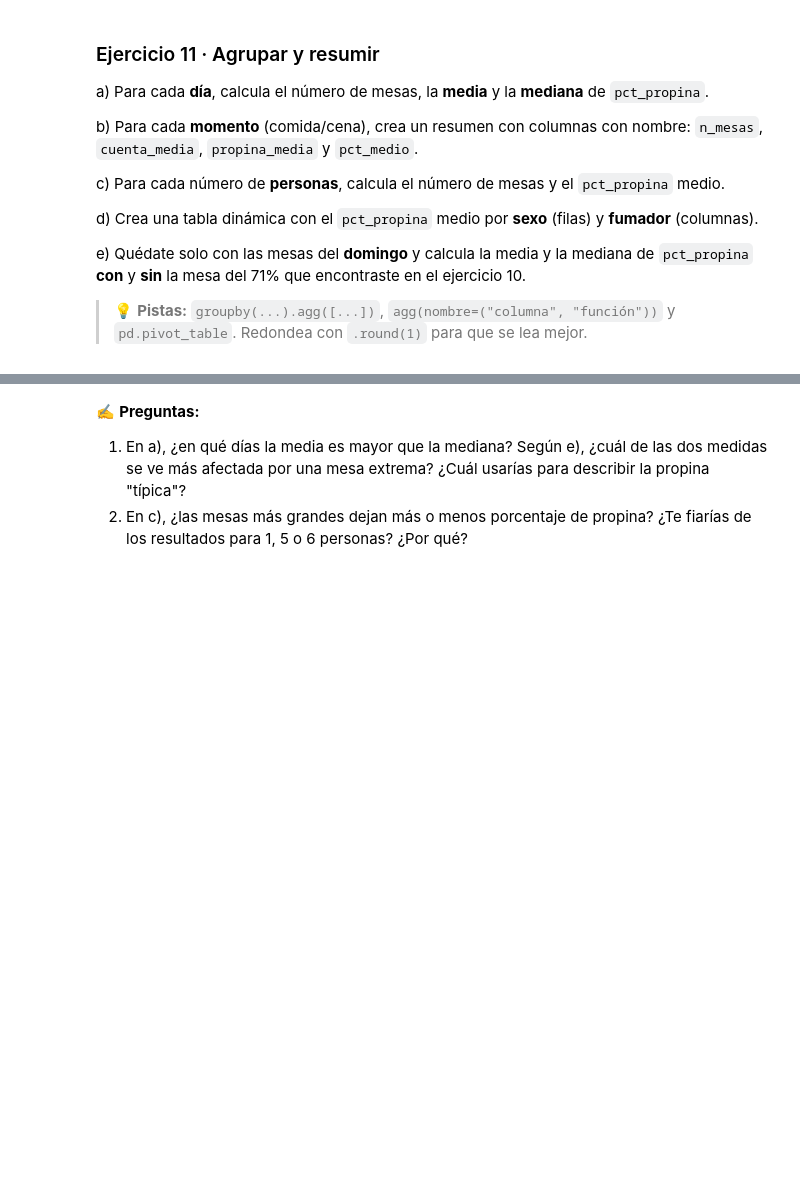
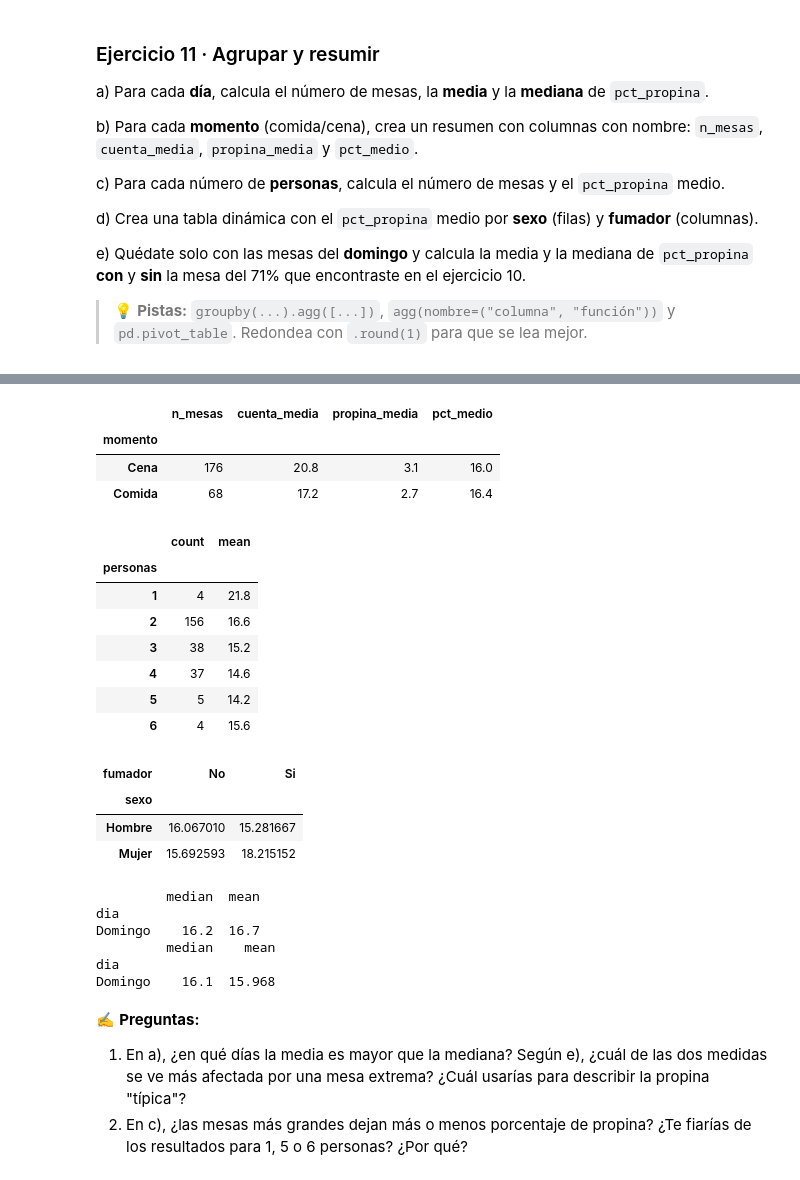
Before and after one commit to Tenientez/SamsungCurso, a Jupyter notebook: Mi espacio/Ejercicios/01_actividad_numpy_pandas.ipynb, the cells around one changed output, grey strips where cells are left out. Cells and saved outputs as stored; diff of their text form; code cells hidden in the pictures; blank space fills up the shorter version.

Commit message:
realice el ejercicio 11

```diff
--- a/Mi espacio/Ejercicios/01_actividad_numpy_pandas.ipynb
+++ b/Mi espacio/Ejercicios/01_actividad_numpy_pandas.ipynb
@@ -714,11 +723,56 @@ e) Quédate solo con las mesas del **domingo** y calcula la media y la mediana d
 # %%
-# Tu código aquí
+#B) Para cada momento crea un resumencon columnas : n_mesas, cuenta_media, propina_media y pct_medio
+filtro_momento11 = propinas_copia.groupby('momento').agg(
+    n_mesas = ('tamano_mesa', 'count'),
+    cuenta_media = ('cuenta', 'mean'),
+    propina_media = ('propina', 'mean'),
+    pct_medio = ('pct_propina', 'mean'),).round(1)
+filtro_momento11
+# %% [output]
+|  | n_mesas | cuenta_media | propina_media | pct_medio |
+| momento |  |  |  |  |
+| Cena | 176 | 20.8 | 3.1 | 16.0 |
+| Comida | 68 | 17.2 | 2.7 | 16.4 |
 # %%
-# Tu código aquí
+#C) Para cada número de **personas**, calcula el número de mesas y el `pct_propina` medio.
+filtro_personas11 = propinas_copia.groupby('personas')['pct_propina'].agg(['count','mean']).round(1)
+filtro_personas11
+# %% [output]
+|  | count | mean |
+| personas |  |  |
+| 1 | 4 | 21.8 |
+| 2 | 156 | 16.6 |
+| 3 | 38 | 15.2 |
+| 4 | 37 | 14.6 |
+| 5 | 5 | 14.2 |
+| 6 | 4 | 15.6 |
 # %%
-# Tu código aquí
+#D) Crea una tabla dinámica con el `pct_propina` medio por **sexo** (filas) y **fumador** (columnas).
+dinamica11 = pd.pivot_table(propinas_copia, values = 'pct_propina', index = 'sexo', columns = 'fumador',
+                                        aggfunc = 'mean')
+dinamica11
+# %% [output]
+| fumador | No | Si |
+| sexo |  |  |
+| Hombre | 16.067010 | 15.281667 |
+| Mujer | 15.692593 | 18.215152 |
 # %%
-# Tu código aquí
+#E) Quédate solo con las mesas del **domingo** y calcula la media y la mediana de `pct_propina` **con** y **sin** la mesa del 71% que encontraste en el ejercicio 10
+domingo11 = propinas_copia[propinas_copia['dia'] == 'Domingo']
+
+domingo_sucio = domingo11.groupby('dia')['pct_propina'].agg(['median','mean']).round(1)
+print(domingo_sucio)
+
+domingo_limpieza = domingo11[(domingo11['pct_propina'] < 71)]
+domingo_limpio = domingo_limpieza.groupby('dia')['pct_propina'].agg(['median','mean']).round(5)
+print(domingo_limpio)
+# %% [output]
+         median  mean
+dia
+Domingo    16.2  16.7
+         median    mean
+dia
+Domingo    16.1  15.968
 # %% [markdown]
 ✍️ **Preguntas:**
 1. En a), ¿en qué días la media es mayor que la mediana? Según e), ¿cuál de las dos medidas se ve más afectada por una mesa extrema? ¿Cuál usarías para describir la propina "típica"?
```
Also changed, not shown: parts of 3 cells of this notebook.
